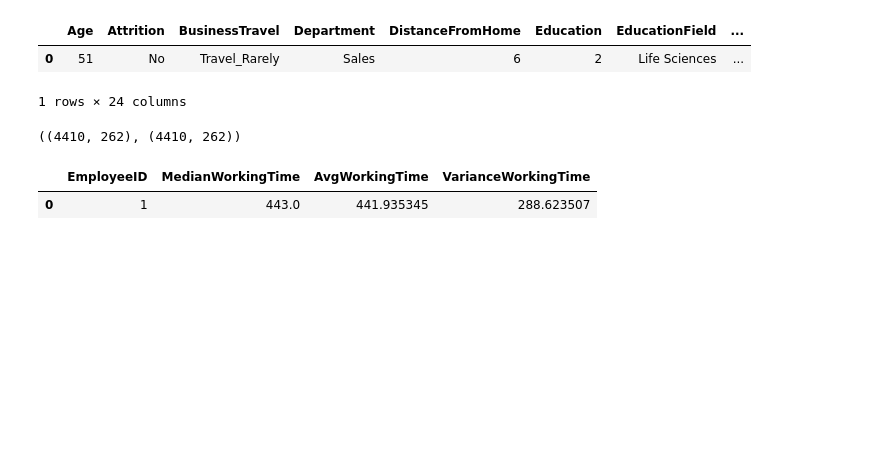
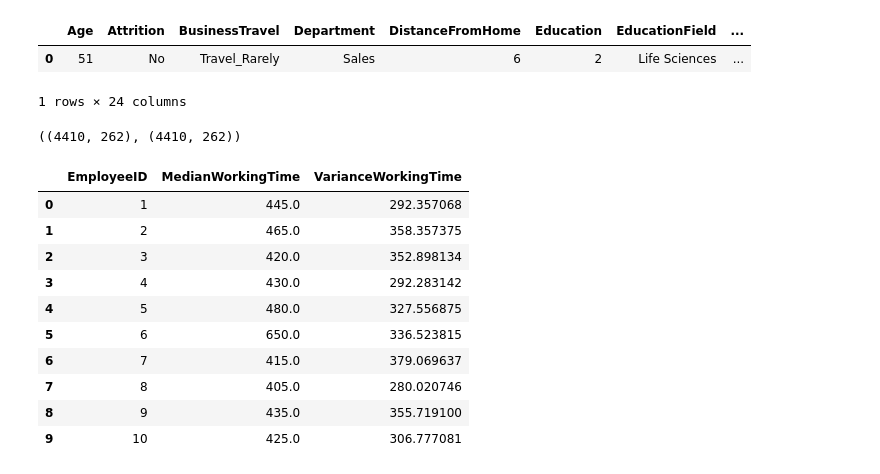
Before and after one commit to awPenda/Projet-IA, a Jupyter notebook: IA.ipynb, the cells around one changed output. Saved outputs shown, nothing was run; the diff lists cells and outputs as text; code cells hidden in the pictures; blank space fills up the shorter version.

```diff
--- a/IA.ipynb
+++ b/IA.ipynb
@@ -45,39 +45,47 @@ def merge_times(in_t: pd.DataFrame, out_t: pd.DataFrame):
     # out_t and in_t have the same layout:
     #  - EmployeeID
     #  - 2015-01-01_x
     #  - 2015-01-02_x
     #  - ...
 
     # We want to merge them on EmployeeID and Date labels (labels are the same)
     columns = in_t.columns.to_list()
 
     in_out_times = pd.DataFrame(columns=columns)
     in_out_times['EmployeeID'] = in_t['EmployeeID']
 
     for c in columns[1:]:
-        in_out_times[c] = (pd.to_datetime(out_t[c]) - pd.to_datetime(in_t[c])).astype('timedelta64[m]')
+        in_out_times[c] = (pd.to_datetime(out_t[c]) - pd.to_datetime(in_t[c])).round('5min').astype('timedelta64[m]')
 
     # transform all the deltas to median, avg and variance
-    o = pd.DataFrame(columns=['EmployeeID', 'MedianWorkingTime', 'AvgWorkingTime', 'VarianceWorkingTime'])
+    o = pd.DataFrame(columns=['EmployeeID', 'MedianWorkingTime', 'VarianceWorkingTime'])
     o['EmployeeID'] = in_out_times['EmployeeID']
     o['MedianWorkingTime'] = in_out_times[columns[1:]].median(axis=1)
-    o['AvgWorkingTime'] = in_out_times[columns[1:]].mean(axis=1)
     o['VarianceWorkingTime'] = in_out_times[columns[1:]].var(axis=1)
 
     return o
 
 
 in_out_time = merge_times(in_time, out_time)
 
 PROCESS_DIR = 'data/processed'
 if not os.path.exists(PROCESS_DIR):
     os.makedirs(PROCESS_DIR)
 
 in_out_time.to_csv(os.path.join(PROCESS_DIR, 'worked_time.csv'), index=False)
-in_out_time.head(1)
+in_out_time.head(10)
 # %% [output]
-|  | EmployeeID | MedianWorkingTime | AvgWorkingTime | VarianceWorkingTime |
-| 0 | 1 | 443.0 | 441.935345 | 288.623507 |
+|  | EmployeeID | MedianWorkingTime | VarianceWorkingTime |
+| 0 | 1 | 445.0 | 292.357068 |
+| 1 | 2 | 465.0 | 358.357375 |
+| 2 | 3 | 420.0 | 352.898134 |
+| 3 | 4 | 430.0 | 292.283142 |
+| 4 | 5 | 480.0 | 327.556875 |
+| 5 | 6 | 650.0 | 336.523815 |
+| 6 | 7 | 415.0 | 379.069637 |
+| 7 | 8 | 405.0 | 280.020746 |
+| 8 | 9 | 435.0 | 355.719100 |
+| 9 | 10 | 425.0 | 306.777081 |
 # %%
 def get_processed_data(general_data: pd.DataFrame, employee_survey: pd.DataFrame, manager_survey: pd.DataFrame, in_out_time: pd.DataFrame) -> pd.DataFrame:
     # merge general_data and employee_survey
```
Also changed, not shown: parts of 5 cells of this notebook.
